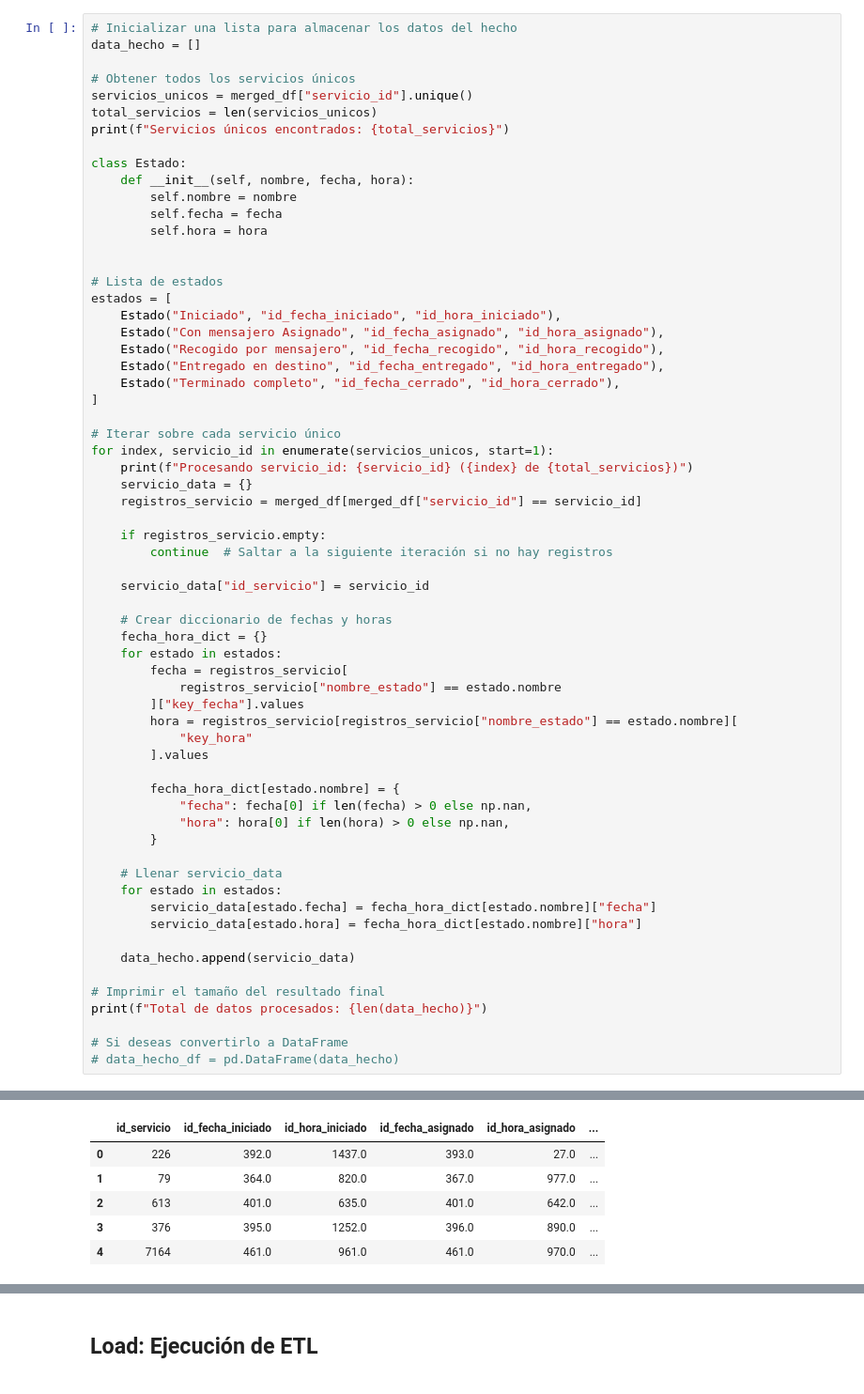
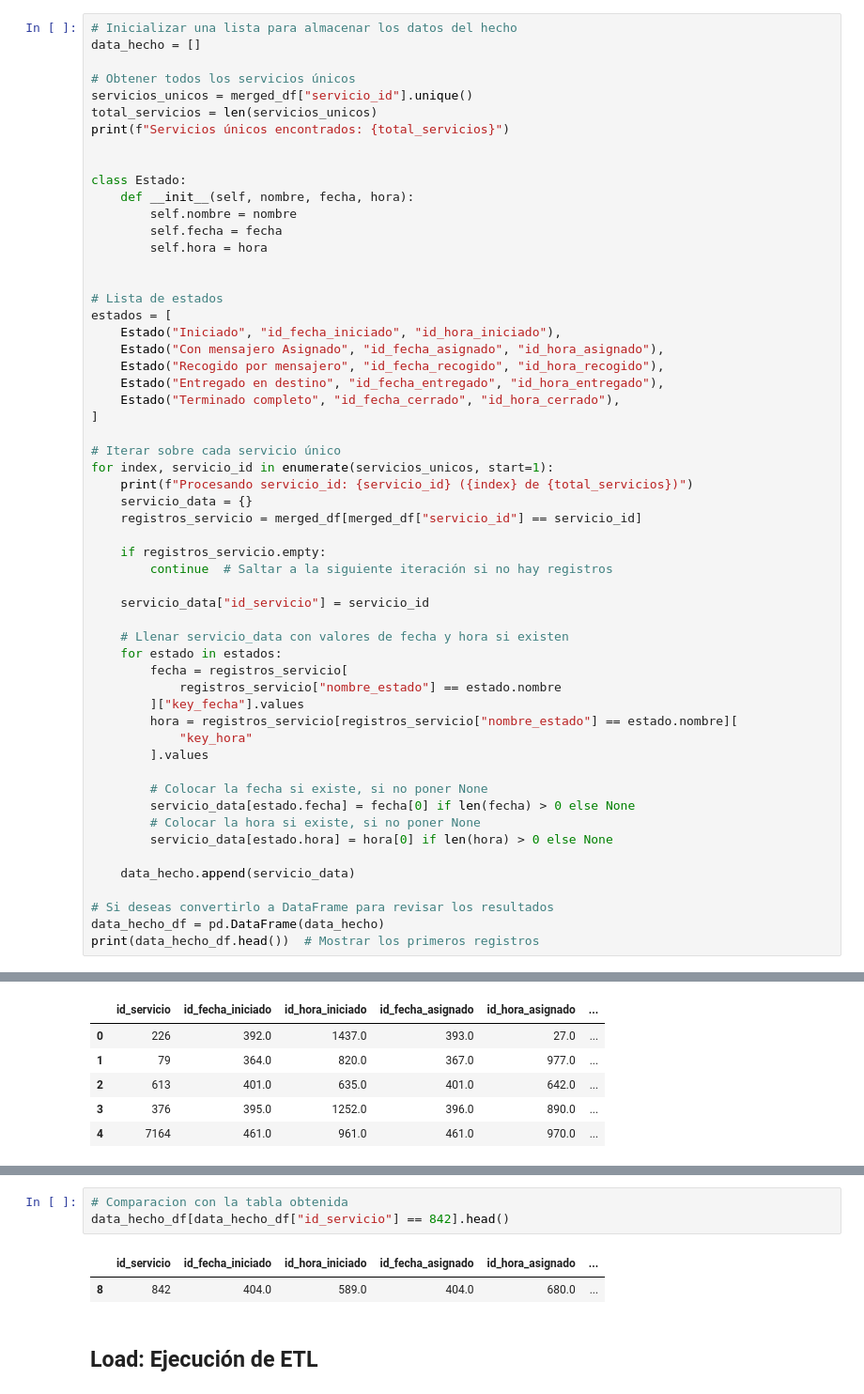
Before and after one commit to JuanLoaiza007/data-science-project-etl, a Jupyter notebook: notebooks/hecho_servicio_accumulating_snap.ipynb, the cells around one changed output, grey strips where cells are left out. Shown at 94% size. Saved outputs shown, nothing was run; the diff lists cells and outputs as text.

Commit message:
feat: advances in hecho (comparing with source information)

```diff
--- a/notebooks/hecho_servicio_accumulating_snap.ipynb
+++ b/notebooks/hecho_servicio_accumulating_snap.ipynb
@@ -299,6 +299,7 @@ data_hecho = []
 servicios_unicos = merged_df["servicio_id"].unique()
 total_servicios = len(servicios_unicos)
 print(f"Servicios únicos encontrados: {total_servicios}")
+
 
 class Estado:
     def __init__(self, nombre, fecha, hora):
@@ -327,8 +328,7 @@ for index, servicio_id in enumerate(servicios_unicos, start=1):
 
     servicio_data["id_servicio"] = servicio_id
 
-    # Crear diccionario de fechas y horas
-    fecha_hora_dict = {}
+    # Llenar servicio_data con valores de fecha y hora si existen
     for estado in estados:
         fecha = registros_servicio[
             registros_servicio["nombre_estado"] == estado.nombre
@@ -337,23 +337,16 @@ for index, servicio_id in enumerate(servicios_unicos, start=1):
             "key_hora"
         ].values
 
-        fecha_hora_dict[estado.nombre] = {
-            "fecha": fecha[0] if len(fecha) > 0 else np.nan,
-            "hora": hora[0] if len(hora) > 0 else np.nan,
-        }
-
-    # Llenar servicio_data
-    for estado in estados:
-        servicio_data[estado.fecha] = fecha_hora_dict[estado.nombre]["fecha"]
-        servicio_data[estado.hora] = fecha_hora_dict[estado.nombre]["hora"]
+        # Colocar la fecha si existe, si no poner None
+        servicio_data[estado.fecha] = fecha[0] if len(fecha) > 0 else None
+        # Colocar la hora si existe, si no poner None
+        servicio_data[estado.hora] = hora[0] if len(hora) > 0 else None
 
     data_hecho.append(servicio_data)
 
-# Imprimir el tamaño del resultado final
-print(f"Total de datos procesados: {len(data_hecho)}")
-
-# Si deseas convertirlo a DataFrame
-# data_hecho_df = pd.DataFrame(data_hecho)
+# Si deseas convertirlo a DataFrame para revisar los resultados
+data_hecho_df = pd.DataFrame(data_hecho)
+print(data_hecho_df.head())  # Mostrar los primeros registros
 # %% [output]
 Servicios únicos encontrados: 28430
 Procesando servicio_id: 226 (1 de 28430)
@@ -386,3 +389,9 @@ data_hecho_df.head(5)
+# %%
+# Comparacion con la tabla obtenida
+data_hecho_df[data_hecho_df["id_servicio"] == 842].head()
+# %% [output]
+|  | id_servicio | id_fecha_iniciado | id_hora_iniciado | id_fecha_asignado | id_hora_asignado | ... |
+| 8 | 842 | 404.0 | 589.0 | 404.0 | 680.0 | ... |
 # %% [markdown]
 ## Load: Ejecución de ETL
 # %%
```
Also changed, not shown: parts of 1 cell of this notebook.
